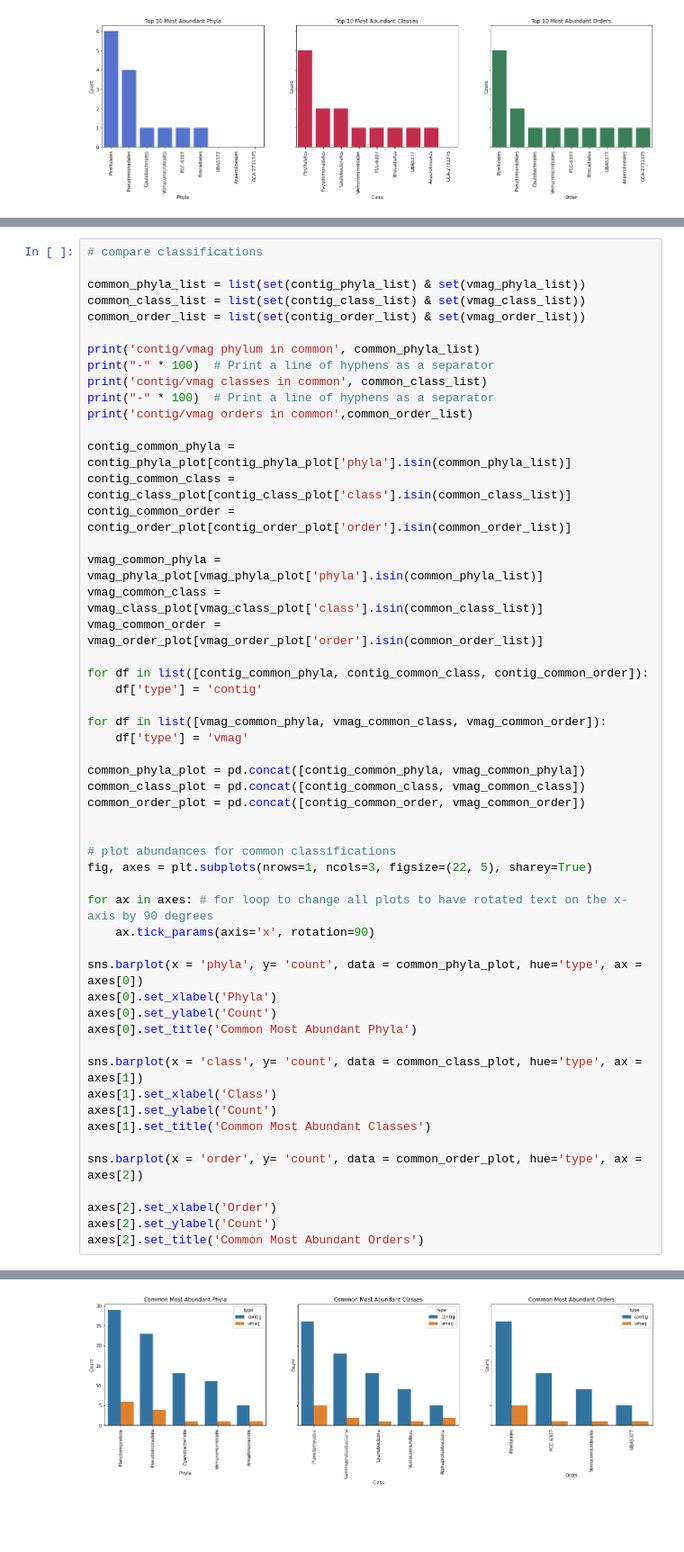
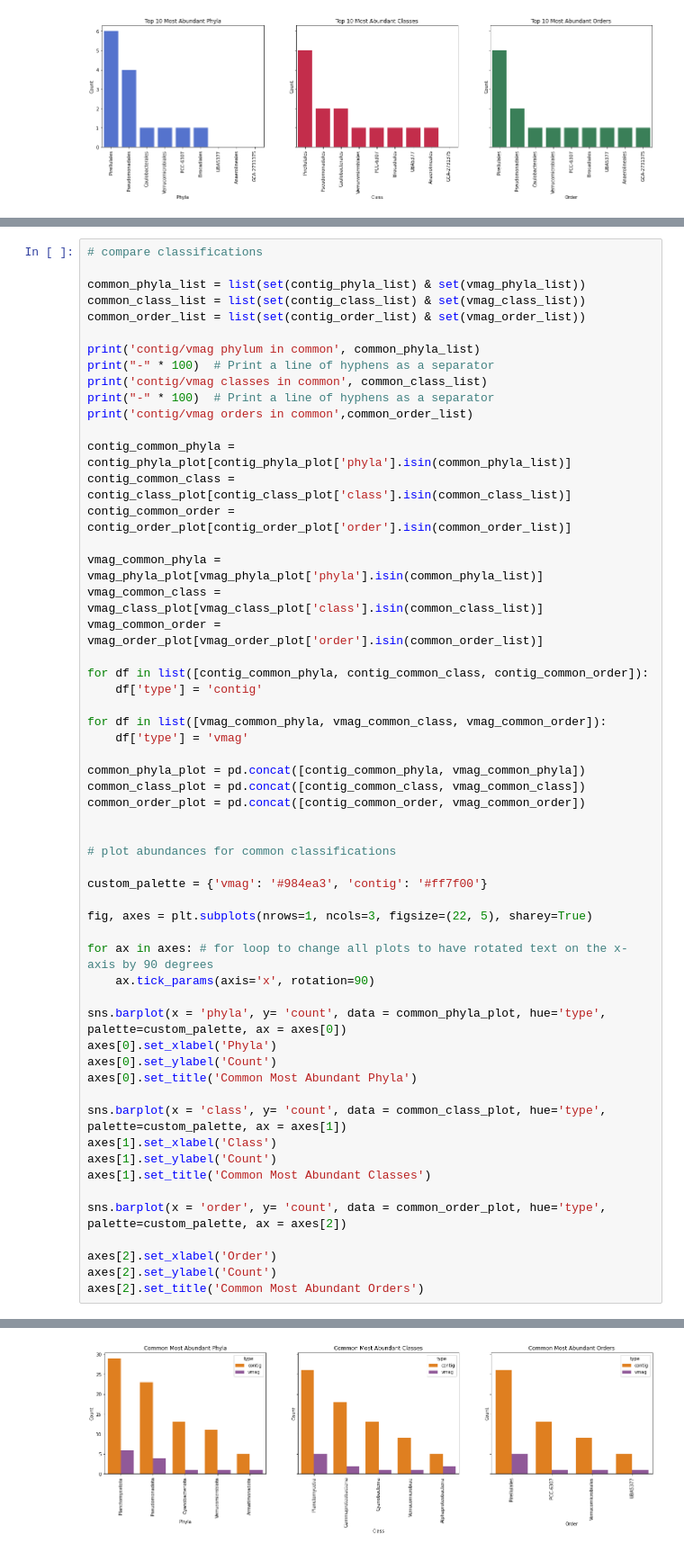
Before and after one commit to mdherring/OMZ_MH_Analysis, a Jupyter notebook: gtdb-tk/02_pm_contig_vs_vmag_gtdb.ipynb, the cells around one changed output, grey strips where cells are left out. Shown at 90% size. Cells and saved outputs as stored; diff of their text form; blank space fills up the shorter version.

Commit message:
added figure descriptions and figure adjustments

```diff
--- a/gtdb-tk/02_pm_contig_vs_vmag_gtdb.ipynb
+++ b/gtdb-tk/02_pm_contig_vs_vmag_gtdb.ipynb
@@ -363,34 +378,37 @@ for df in list([vmag_common_phyla, vmag_common_class, vmag_common_order]):
 common_phyla_plot = pd.concat([contig_common_phyla, vmag_common_phyla])
 common_class_plot = pd.concat([contig_common_class, vmag_common_class])
 common_order_plot = pd.concat([contig_common_order, vmag_common_order])
 
 
 # plot abundances for common classifications
+
+custom_palette = {'vmag': '#984ea3', 'contig': '#ff7f00'}
+
 fig, axes = plt.subplots(nrows=1, ncols=3, figsize=(22, 5), sharey=True)
 
 for ax in axes: # for loop to change all plots to have rotated text on the x-axis by 90 degrees
     ax.tick_params(axis='x', rotation=90)
 
-sns.barplot(x = 'phyla', y= 'count', data = common_phyla_plot, hue='type', ax = axes[0])
+sns.barplot(x = 'phyla', y= 'count', data = common_phyla_plot, hue='type', palette=custom_palette, ax = axes[0])
 axes[0].set_xlabel('Phyla')
 axes[0].set_ylabel('Count')
 axes[0].set_title('Common Most Abundant Phyla')
 
-sns.barplot(x = 'class', y= 'count', data = common_class_plot, hue='type', ax = axes[1])
+sns.barplot(x = 'class', y= 'count', data = common_class_plot, hue='type', palette=custom_palette, ax = axes[1])
 axes[1].set_xlabel('Class')
 axes[1].set_ylabel('Count')
 axes[1].set_title('Common Most Abundant Classes')
 
-sns.barplot(x = 'order', y= 'count', data = common_order_plot, hue='type', ax = axes[2])
+sns.barplot(x = 'order', y= 'count', data = common_order_plot, hue='type', palette=custom_palette, ax = axes[2])
 
 axes[2].set_xlabel('Order')
 axes[2].set_ylabel('Count')
 axes[2].set_title('Common Most Abundant Orders')
 # %% [output]
 contig/vmag phylum in common ['Armatimonadota', 'Cyanobacteriota', 'Planctomycetota', 'Verrucomicrobiota', 'Pseudomonadota']
 ----------------------------------------------------------------------------------------------------
 contig/vmag classes in common ['Planctomycetia', 'Alphaproteobacteria', 'Gammaproteobacteria', 'Cyanobacteriia', 'Verrucomicrobiae']
 ----------------------------------------------------------------------------------------------------
 contig/vmag orders in common ['PCC-6307', 'UBA5377', 'Pirellulales', 'Verrucomicrobiales']
 Text(0.5, 1.0, 'Common Most Abundant Orders')
-[figure, old version]
+[figure, new version]
```
Also changed, not shown: parts of 7 cells of this notebook.
